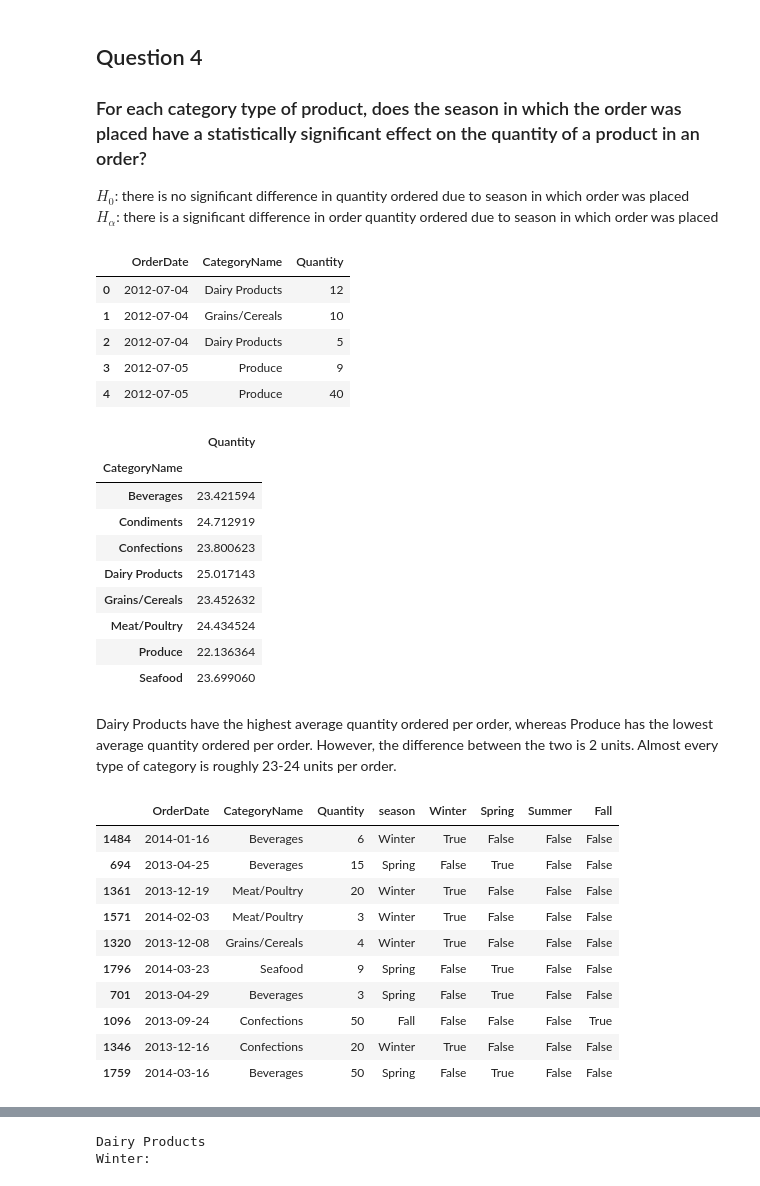
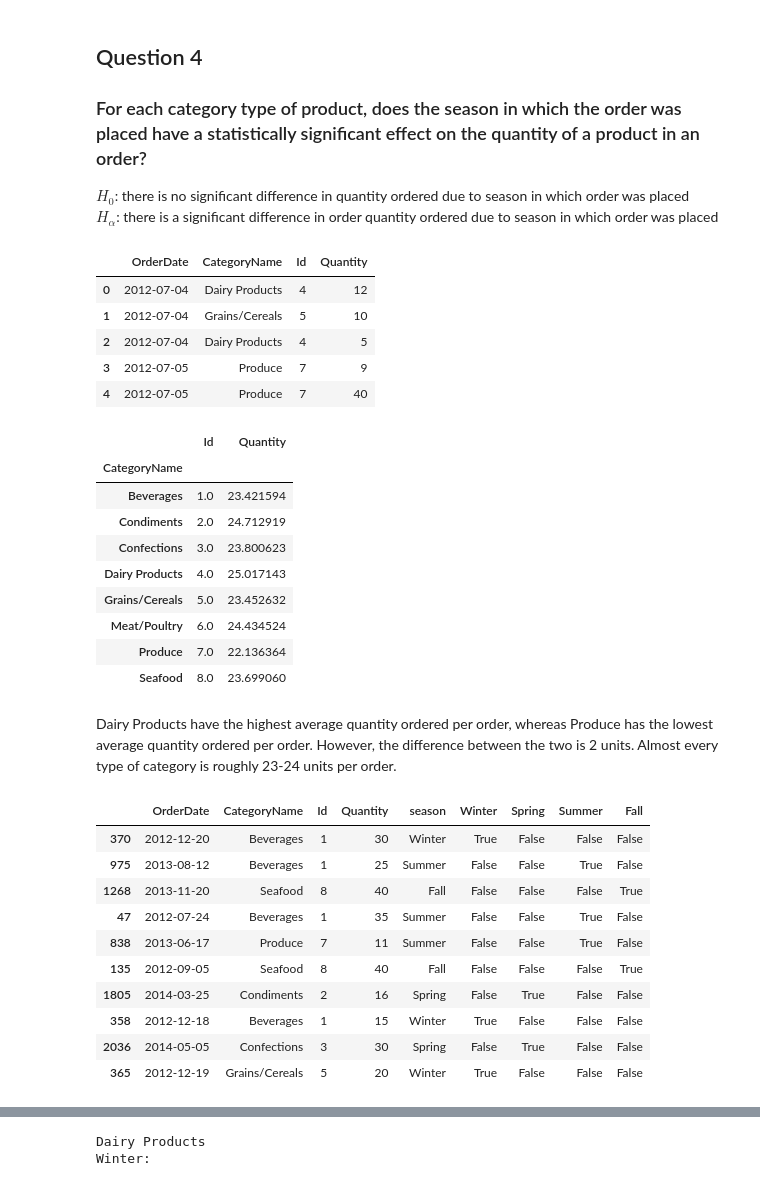
Before and after one commit to ajain1017/dsc-mod-3-project-online-ds-pt-081219, a Jupyter notebook: index.ipynb, the cells around one changed output, grey strips where cells are left out. Drawn from its saved outputs; the diff is of its cells as text; code cells hidden in the pictures.

```diff
--- a/index.ipynb
+++ b/index.ipynb
@@ -924,34 +924,34 @@ $H_0$: there is no significant difference in quantity ordered due to season in w
 $H_\alpha$: there is a significant difference in order quantity ordered due to season in which order was placed
 # %%
 #SQL query selecting quantity ordered and discount
-x = """SELECT [Order].OrderDate, ca.CategoryName, od.Quantity
+x = """SELECT [Order].OrderDate, ca.CategoryName, ca.Id, od.Quantity
        FROM OrderDetail AS od
        JOIN [Order] ON od.OrderId = [Order].Id
        JOIN Product AS p ON od.ProductId = p.Id
        JOIN Customer AS c ON c.Id = [Order].CustomerId
        JOIN Category AS ca ON p.CategoryId = ca.Id
        ;"""
 q4 = pd.read_sql_query(x, conn)
 display(q4.head())
 #groupby function by Category name
 q4.groupby('CategoryName').mean()
 # %% [output]
-|  | OrderDate | CategoryName | Quantity |
-| 0 | 2012-07-04 | Dairy Products | 12 |
-| 1 | 2012-07-04 | Grains/Cereals | 10 |
-| 2 | 2012-07-04 | Dairy Products | 5 |
-| 3 | 2012-07-05 | Produce | 9 |
-| 4 | 2012-07-05 | Produce | 40 |
+|  | OrderDate | CategoryName | Id | Quantity |
+| 0 | 2012-07-04 | Dairy Products | 4 | 12 |
+| 1 | 2012-07-04 | Grains/Cereals | 5 | 10 |
+| 2 | 2012-07-04 | Dairy Products | 4 | 5 |
+| 3 | 2012-07-05 | Produce | 7 | 9 |
+| 4 | 2012-07-05 | Produce | 7 | 40 |
-|  | Quantity |
-| CategoryName |  |
-| Beverages | 23.421594 |
-| Condiments | 24.712919 |
-| Confections | 23.800623 |
-| Dairy Products | 25.017143 |
-| Grains/Cereals | 23.452632 |
-| Meat/Poultry | 24.434524 |
-| Produce | 22.136364 |
-| Seafood | 23.699060 |
+|  | Id | Quantity |
+| CategoryName |  |  |
+| Beverages | 1.0 | 23.421594 |
+| Condiments | 2.0 | 24.712919 |
+| Confections | 3.0 | 23.800623 |
+| Dairy Products | 4.0 | 25.017143 |
+| Grains/Cereals | 5.0 | 23.452632 |
+| Meat/Poultry | 6.0 | 24.434524 |
+| Produce | 7.0 | 22.136364 |
+| Seafood | 8.0 | 23.699060 |
 # %% [markdown]
 Dairy Products have the highest average quantity ordered per order, whereas Produce has the lowest average quantity ordered per order. However, the difference between the two is 2 units. Almost every type of category is roughly 23-24 units per order.
 # %%
@@ -971,17 +971,17 @@ for idx, x in enumerate(q4.season):
     q4.loc[idx, 'Fall'] = True if x == 'Fall' else False
 q4.sample(10)
 # %% [output]
-|  | OrderDate | CategoryName | Quantity | season | Winter | Spring | Summer | Fall |
-| 1484 | 2014-01-16 | Beverages | 6 | Winter | True | False | False | False |
-| 694 | 2013-04-25 | Beverages | 15 | Spring | False | True | False | False |
-| 1361 | 2013-12-19 | Meat/Poultry | 20 | Winter | True | False | False | False |
-| 1571 | 2014-02-03 | Meat/Poultry | 3 | Winter | True | False | False | False |
-| 1320 | 2013-12-08 | Grains/Cereals | 4 | Winter | True | False | False | False |
-| 1796 | 2014-03-23 | Seafood | 9 | Spring | False | True | False | False |
-| 701 | 2013-04-29 | Beverages | 3 | Spring | False | True | False | False |
-| 1096 | 2013-09-24 | Confections | 50 | Fall | False | False | False | True |
-| 1346 | 2013-12-16 | Confections | 20 | Winter | True | False | False | False |
-| 1759 | 2014-03-16 | Beverages | 50 | Spring | False | True | False | False |
+|  | OrderDate | CategoryName | Id | Quantity | season | Winter | Spring | Summer | Fall |
+| 370 | 2012-12-20 | Beverages | 1 | 30 | Winter | True | False | False | False |
+| 975 | 2013-08-12 | Beverages | 1 | 25 | Summer | False | False | True | False |
+| 1268 | 2013-11-20 | Seafood | 8 | 40 | Fall | False | False | False | True |
+| 47 | 2012-07-24 | Beverages | 1 | 35 | Summer | False | False | True | False |
+| 838 | 2013-06-17 | Produce | 7 | 11 | Summer | False | False | True | False |
+| 135 | 2012-09-05 | Seafood | 8 | 40 | Fall | False | False | False | True |
+| 1805 | 2014-03-25 | Condiments | 2 | 16 | Spring | False | True | False | False |
+| 358 | 2012-12-18 | Beverages | 1 | 15 | Winter | True | False | False | False |
+| 2036 | 2014-05-05 | Confections | 3 | 30 | Spring | False | True | False | False |
+| 365 | 2012-12-19 | Grains/Cereals | 5 | 20 | Winter | True | False | False | False |
 # %%
 #map countof Quantity column to each quantity value
 z = q4['Quantity'].value_counts()
```
Also changed, not shown: parts of 10 cells of this notebook, 5 other files.
